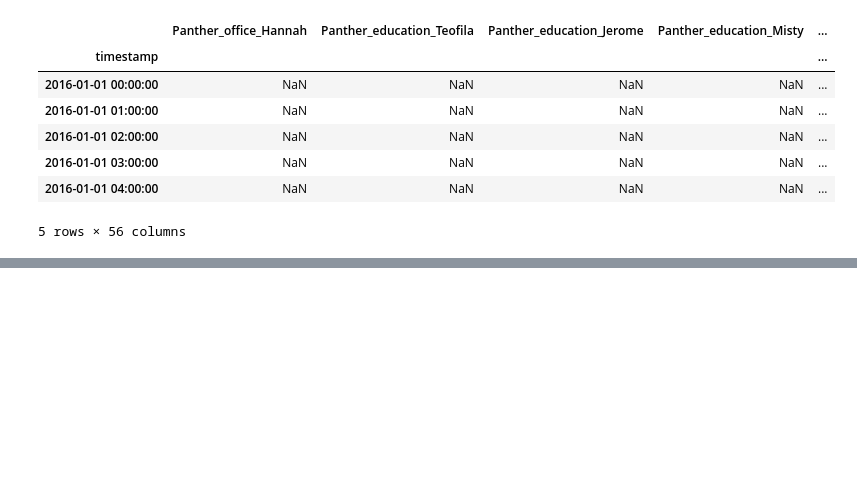
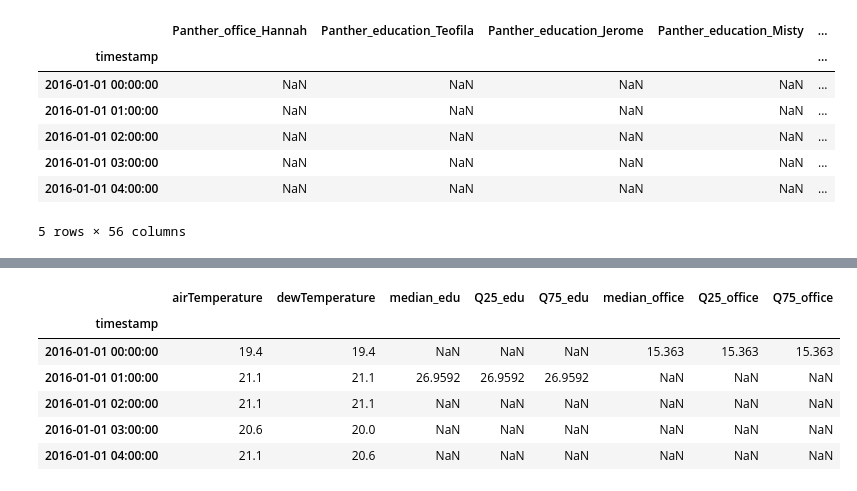
Before and after one commit to danieluyere/Data-Analysis-Practice, a Jupyter notebook: Building-Data-Genome-Project/1-data-analysis.ipynb, the cells around one changed output, grey strips where cells are left out. Drawn from its saved outputs; the diff is of its cells as text; code cells hidden in the pictures; blank space fills up the shorter version.

Commit message:
feat: compute hourly median load intensity and IQR bands for typology analysis

```diff
--- a/Building-Data-Genome-Project/1-data-analysis.ipynb
+++ b/Building-Data-Genome-Project/1-data-analysis.ipynb
@@ -162,0 +168,31 @@ main_df.head()
+# %%
+edu_cols = main_df.filter(regex=r'education').columns
+office_cols = main_df.filter(regex=r'office').columns
+
+# calculate hourly load profile for each building type using median and IQR
+# 1. education building
+main_df['median_edu'] = main_df[edu_cols].median(axis=1)
+main_df['Q25_edu'] = main_df[edu_cols].quantile(0.25, axis=1)
+main_df['Q75_edu'] = main_df[edu_cols].quantile(0.75, axis=1)
+
+# 2. office building
+main_df['median_office'] = main_df[office_cols].median(axis=1)
+main_df['Q25_office'] = main_df[office_cols].quantile(0.25, axis=1)
+main_df['Q75_office'] = main_df[office_cols].quantile(0.75, axis=1)
+
+feature_cols = [
+    'airTemperature', 'dewTemperature',
+    'median_edu', 'Q25_edu', 'Q75_edu',
+    'median_office', 'Q25_office', 'Q75_office'
+]
+
+analysis_df = main_df[feature_cols].copy()
+analysis_df.head()
+# %% [output]
+|  | airTemperature | dewTemperature | median_edu | Q25_edu | Q75_edu | median_office | Q25_office | Q75_office |
+| timestamp |  |  |  |  |  |  |  |  |
+| 2016-01-01 00:00:00 | 19.4 | 19.4 | NaN | NaN | NaN | 15.363 | 15.363 | 15.363 |
+| 2016-01-01 01:00:00 | 21.1 | 21.1 | 26.9592 | 26.9592 | 26.9592 | NaN | NaN | NaN |
+| 2016-01-01 02:00:00 | 21.1 | 21.1 | NaN | NaN | NaN | NaN | NaN | NaN |
+| 2016-01-01 03:00:00 | 20.6 | 20.0 | NaN | NaN | NaN | NaN | NaN | NaN |
+| 2016-01-01 04:00:00 | 21.1 | 20.6 | NaN | NaN | NaN | NaN | NaN | NaN |
```
Also changed, not shown: parts of 2 cells of this notebook.
